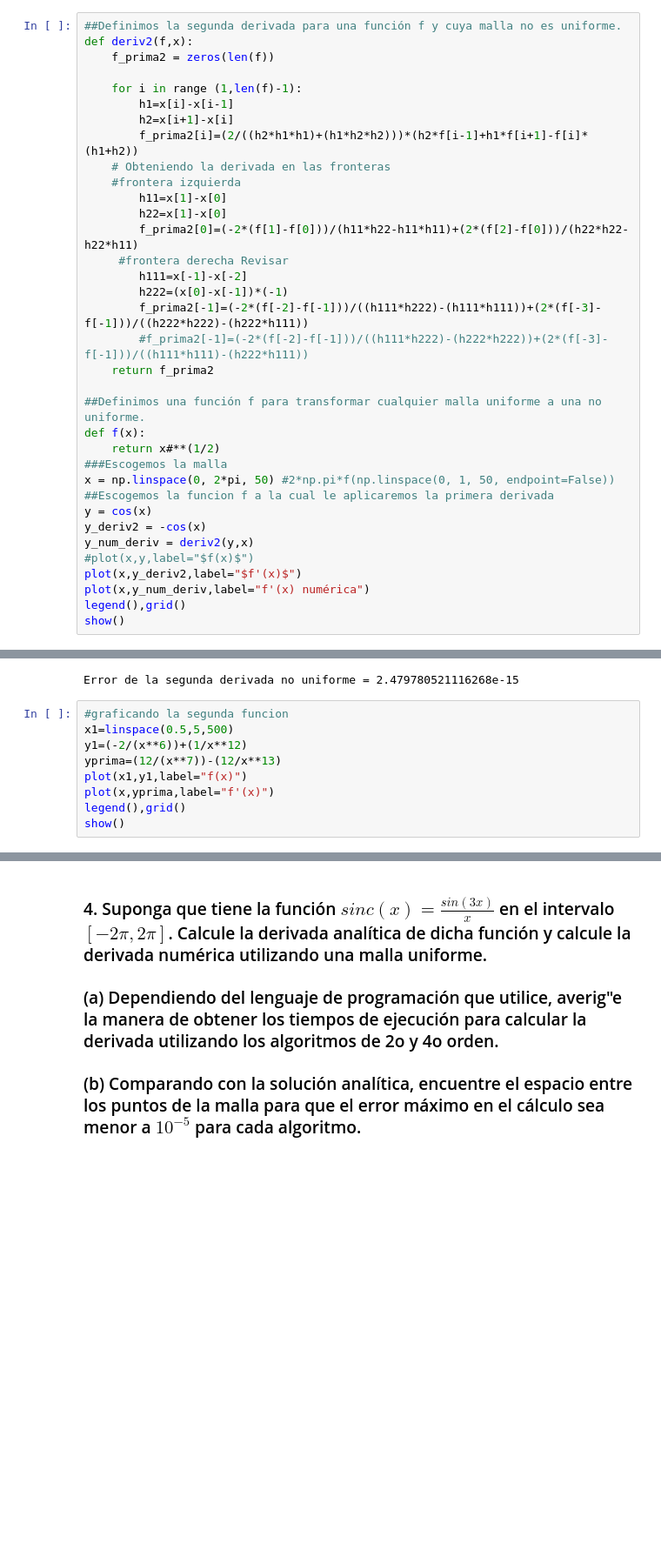
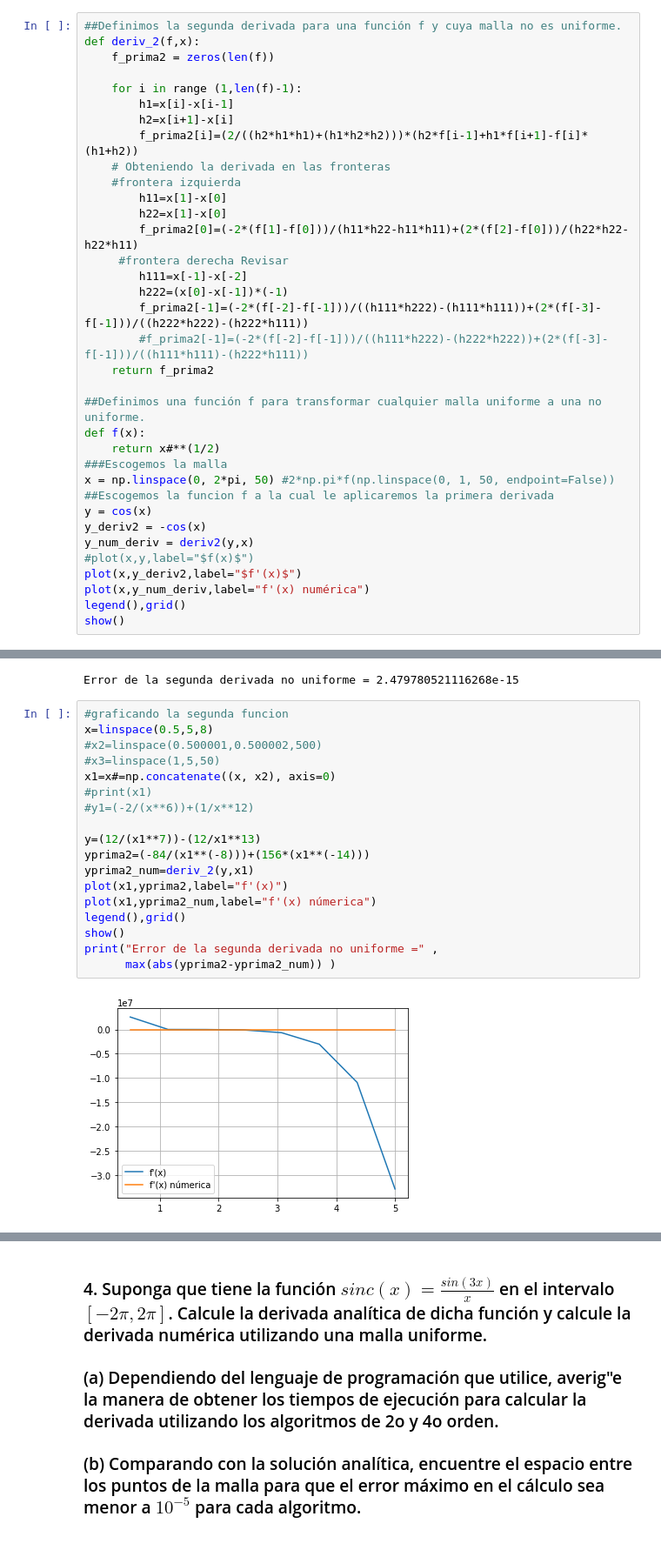
Before and after one commit to marthaaquino/Fisica-computacional, a Jupyter notebook: Tarea1.ipynb, the cells around one changed output, grey strips where cells are left out. Shown at 87% size. Drawn from its saved outputs; the diff is of its cells as text; blank space fills up the shorter version.

```diff
--- a/Tarea1.ipynb
+++ b/Tarea1.ipynb
@@ -225,7 +225,7 @@ print("Error con h3 =" , max(abs(y_num_deriv-y_deriv)) )
 ###### Obteniendo el tiempo con una malla no unfirme y con la función segunda derivada de orden 2:
 # %%
 ##Definimos la segunda derivada para una función f y cuya malla no es uniforme.
-def deriv2(f,x):
+def deriv_2(f,x):
     f_prima2 = zeros(len(f))
 
     for i in range (1,len(f)-1):
@@ -303,10 +305,21 @@ print("Error de la segunda derivada no uniforme =" ,
 Error de la segunda derivada no uniforme = 2.479780521116268e-15
 # %%
 #graficando la segunda funcion
-x1=linspace(0.5,5,500)
-y1=(-2/(x**6))+(1/x**12)
-yprima=(12/(x**7))-(12/x**13)
-plot(x1,y1,label="f(x)")
-plot(x,yprima,label="f'(x)")
+x=linspace(0.5,5,8)
+#x2=linspace(0.500001,0.500002,500)
+#x3=linspace(1,5,50)
+x1=x#=np.concatenate((x, x2), axis=0)
+#print(x1)
+#y1=(-2/(x**6))+(1/x**12)
+
+y=(12/(x1**7))-(12/x1**13)
+yprima2=(-84/(x1**(-8)))+(156*(x1**(-14)))
+yprima2_num=deriv_2(y,x1)
+plot(x1,yprima2,label="f'(x)")
+plot(x1,yprima2_num,label="f'(x) númerica")
 legend(),grid()
 show()
+print("Error de la segunda derivada no uniforme =" ,
+      max(abs(yprima2-yprima2_num)) )
+# %% [output]
+[figure, added]
```
Also changed, not shown: parts of 4 cells of this notebook.
